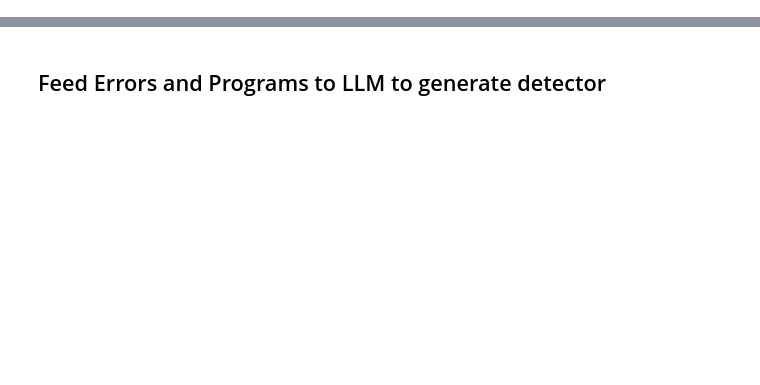
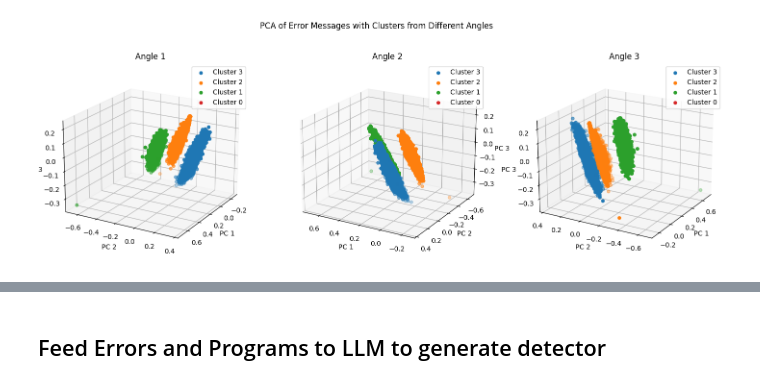
Before and after one commit to sola-st/qite-quantum-platform-testing, a Jupyter notebook: notebooks/003_001_Cluster_Error_Messages_Auto_Label.ipynb, the cells around one changed output, grey strips where cells are left out. Drawn from its saved outputs; the diff is of its cells as text; code cells hidden in the pictures; blank space fills up the shorter version.

Commit message:
ipynb 003 clustering run v002

```diff
--- a/notebooks/003_001_Cluster_Error_Messages_Auto_Label.ipynb
+++ b/notebooks/003_001_Cluster_Error_Messages_Auto_Label.ipynb
@@ -29,9 +37,9 @@ os.environ['OPENAI_API_KEY'] = OPENAI_API_KEY
 
 # Run with 10k programs: v001.yaml
 # program_bank/v001/2024_10_04__15_10__qiskit
-DIR_PROGRAM_BANK = os.path.join("..", "program_bank", "v001", "2024_10_04__15_10__qiskit")
+# DIR_PROGRAM_BANK = os.path.join("..", "program_bank", "v001", "2024_10_04__15_10__qiskit")
 # program_bank/v002/2024_10_07__17_03__qiskit
-# DIR_PROGRAM_BANK = os.path.join("..", "program_bank", "v002", "2024_10_07__17_03__qiskit")
+DIR_PROGRAM_BANK = os.path.join("..", "program_bank", "v002", "2024_10_07__17_03__qiskit")
 # %%
 from multiprocessing import Pool
 import re
@@ -368,13 +281,0 @@ Optimal K (knead): 4
-# %%
-# plot again but this time with cluster color
-fig = plt.figure(figsize=(10, 6))
-ax = fig.add_subplot(111, projection='3d')
-for cluster in df_errors['cluster'].unique():
-    cluster_data = X_data[df_errors['cluster'] == cluster]
-    ax.scatter(cluster_data[:, 0], cluster_data[:, 1], cluster_data[:, 2], marker='o', label=f'Cluster {cluster}')
-ax.set_xlabel('PC 1')
-ax.set_ylabel('PC 2')
-ax.set_zlabel('PC 3')
-# show legend
-plt.legend()
-plt.title('PCA of Error Messages with Clusters')
@@ -384,3 +357,36 @@ Text(0.5, 0.92, 'PCA of Error Messages with Clusters')
+# %%
+def plot_3d_clusters(df: pd.DataFrame, X_data: np.ndarray, angles: List[Tuple[int, int]], title: str = 'PCA of Error Messages with Clusters from Different Angles'):
+    """
+    Plot 3D clusters from different angles.
+
+    Args:
+    df (pd.DataFrame): DataFrame containing the cluster information.
+    X_data (np.ndarray): Numpy array containing the PCA reduced data.
+    angles (List[Tuple[int, int]]): List of tuples where each tuple contains (elev, azim) for the viewing angle.
+    title (str): Title of the plot.
+    """
+    fig = plt.figure(figsize=(18, 6))
+
+    for i, (elev, azim) in enumerate(angles):
+        ax = fig.add_subplot(1, len(angles), i + 1, projection='3d')
+        for cluster in df['cluster'].unique():
+            cluster_data = X_data[df['cluster'] == cluster]
+            ax.scatter(cluster_data[:, 0], cluster_data[:, 1], cluster_data[:, 2], marker='o', label=f'Cluster {cluster}')
+        ax.set_xlabel('PC 1')
+        ax.set_ylabel('PC 2')
+        ax.set_zlabel('PC 3')
+        ax.view_init(elev=elev, azim=azim)
+        ax.set_title(f'Angle {i + 1}')
+        ax.legend()
+
+    plt.suptitle(title)
+    plt.show()
+
+# Example usage
+angles = [(20, 30), (20, 120), (20, 210)]
+plot_3d_clusters(df_errors, X_data, angles)
+# %% [output]
+[figure, added]
 # %%
 df_errors['cluster'].value_counts()
 # %% [output]
```
Also changed, not shown: parts of 19 cells of this notebook.
